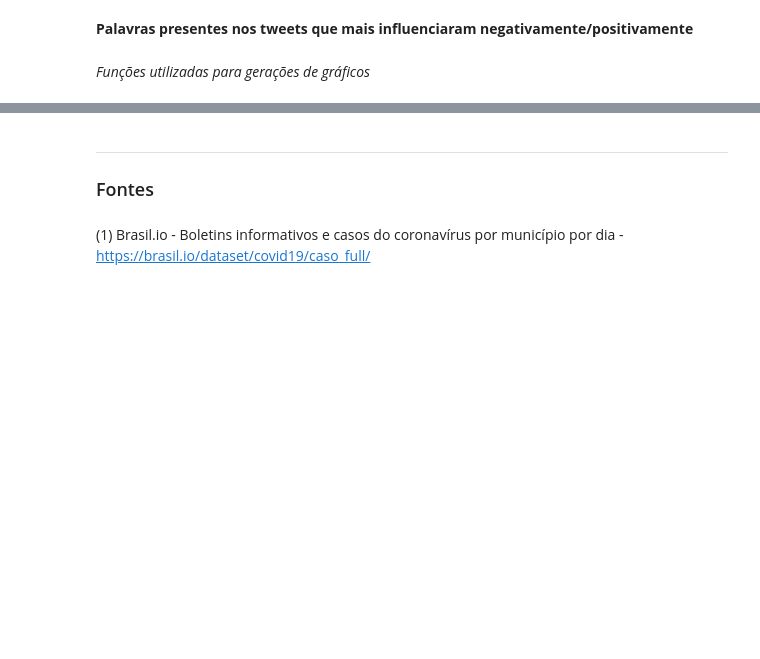
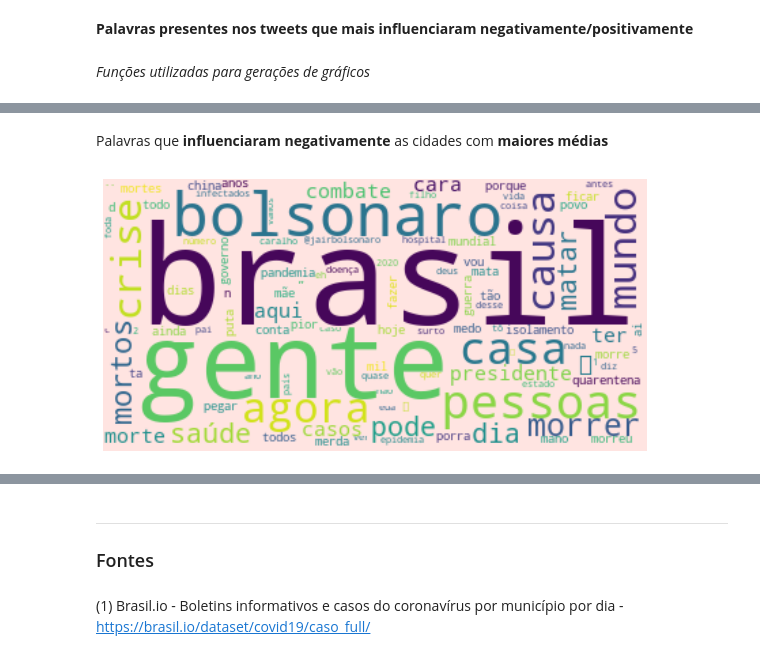
Before and after one commit to mariogmp/LCDIA, a Jupyter notebook: geocov19_brasil_04_resultados-Copy1.ipynb, the cells around one changed output, grey strips where cells are left out. Drawn from its saved outputs; the diff is of its cells as text; code cells hidden in the pictures; blank space fills up the shorter version.

```diff
--- a/geocov19_brasil_04_resultados-Copy1.ipynb
+++ b/geocov19_brasil_04_resultados-Copy1.ipynb
@@ -810,0 +714,6 @@ generate_bar_from_tokens_freq(all_tokens_pos, max_res, 'lightsteelblue', 10, 3,
+# %% [markdown]
+Palavras que **influenciaram negativamente** as cidades com **maiores médias**
+# %%
+generate_cloud_from_tokens_freq(df_cities_pos['tokens_neg'], max_clouds_words, neg_back_cloud_color)
+# %% [output]
+[figure, added]
```
Also changed, not shown: parts of 56 cells of this notebook, 2 other files.
